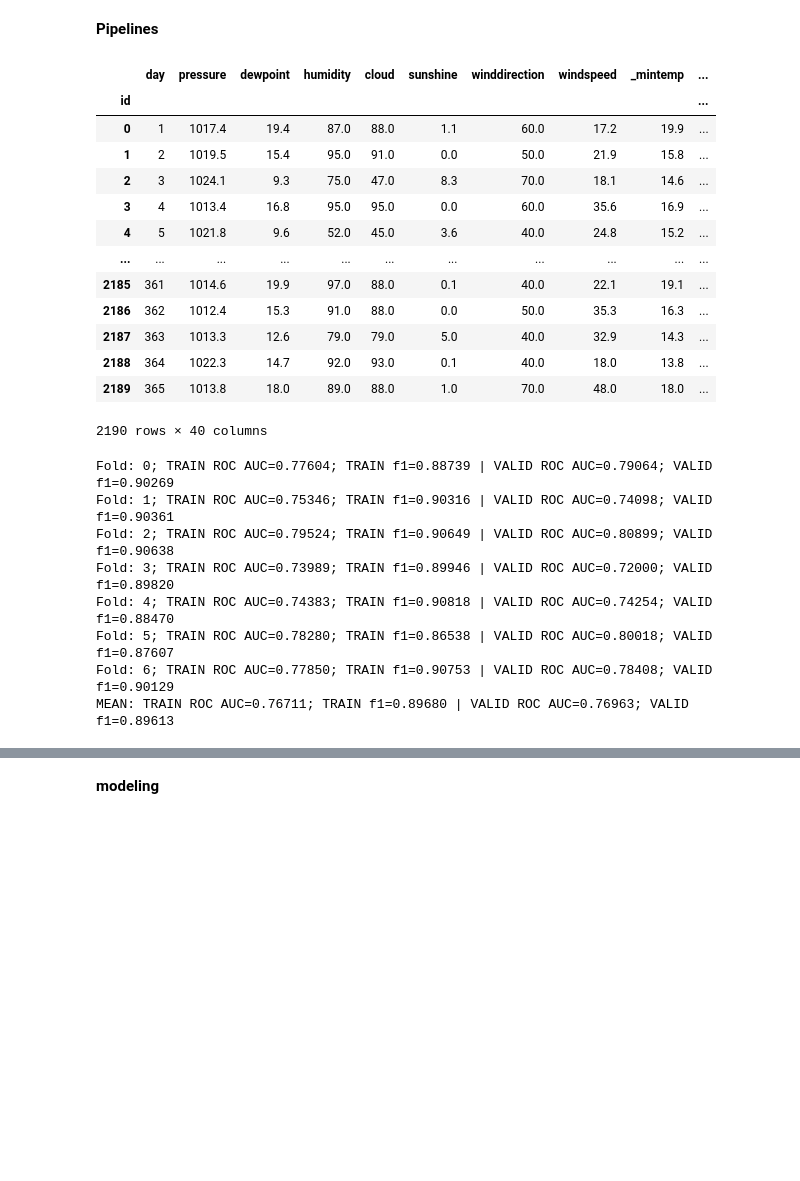
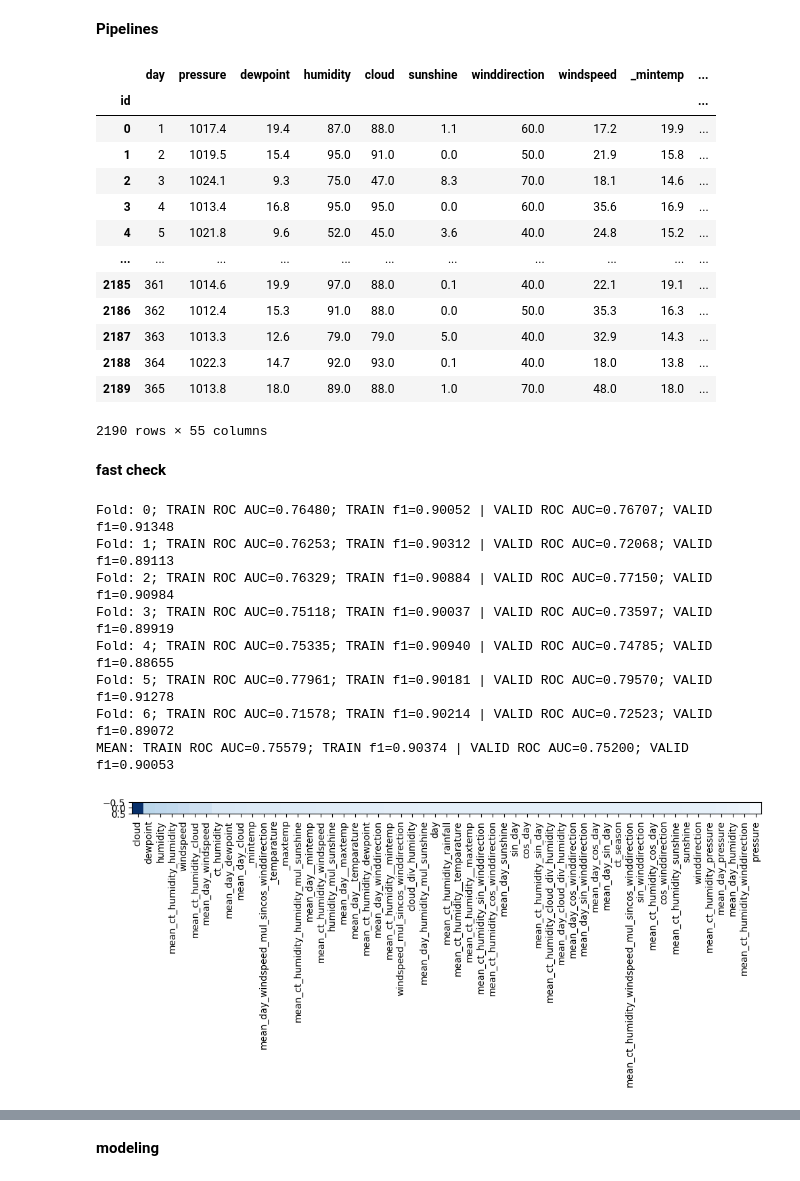
Before and after one commit to j2cry/playground, a Jupyter notebook: S5E3/research.ipynb, the cells around one changed output, grey strips where cells are left out. Cells and saved outputs as stored; diff of their text form; code cells hidden in the pictures; blank space fills up the shorter version.

```diff
--- a/S5E3/research.ipynb
+++ b/S5E3/research.ipynb
@@ -76,17 +86,23 @@ base_pipe = (
     Select(TEMPERATURES, mode='drop'),
 
     # trigonometric
-    # Calc('np.sin(2 * np.pi * day / 365)', to='sin_day'),
-    # Calc('np.cos(2 * np.pi * day / 365)', to='cos_day'),
-    # Calc('np.sin(2 * np.pi * winddirection / 360)', to='sin_winddirection'),
-    # Calc('np.cos(2 * np.pi * winddirection / 360)', to='cos_winddirection'),
+    Calc('np.sin(2 * np.pi * day / 365)', to='sin_day'),
+    Calc('np.cos(2 * np.pi * day / 365)', to='cos_day'),
+    Calc('np.sin(2 * np.pi * winddirection / 360)', to='sin_winddirection'),
+    Calc('np.cos(2 * np.pi * winddirection / 360)', to='cos_winddirection'),
+
+    # Calc('2 ** (np.sin(2 * np.pi * day / 365) * np.cos(2 * np.pi * day / 365))', to='tg_day'),
+    # Calc('2 ** (np.sin(2 * np.pi * winddirection / 360) * np.cos(2 * np.pi * winddirection / 360))', to='tg_winddirection'),
+    # Calc('np.sin(2 * np.pi * day / 365) * np.cos(2 * np.pi * day / 365)', to='tg_day'),
+    # Calc('np.sin(2 * np.pi * winddirection / 360) * np.cos(2 * np.pi * winddirection / 360)', to='tg_winddirection'),
+
 
     # simple features
     # Calc('_maxtemp - _mintemp', 'delta_temp'),
     # Calc('dewpoint / _temparature', 'dewpoint_rate'),
     # Calc('sunshine / _temparature', 'sunshine_div_temparature'),
     Calc('cloud / humidity', to='cloud_div_humidity'),
-    # Calc('windspeed * sin_winddirection * cos_winddirection', to='windspeed_mul_sincos_winddirection'),
+    Calc('windspeed * sin_winddirection * cos_winddirection', to='windspeed_mul_sincos_winddirection'),
     # Calc('cloud * windspeed', to='cloud_mul_windspeed'),
     # Calc('humidity * cloud', to='humidity_mul_cloud'),
     Calc('humidity * sunshine', to='humidity_mul_sunshine'),
@@ -102,7 +118,7 @@ base_pipe = (
 
     # categories
     # Calc(month, to='ct_month'),
-    # Calc(season, to='ct_season'),
+    Calc(season, to='ct_season'),
     # Bins('cloud', to='ct_cloud', bins=10, as_='code'),
     Bins('humidity', to='ct_humidity', bins=20, as_='code'),
     # Bins('sunshine', to='ct_sunshine', bins=10, as_='code'),
@@ -123,11 +139,12 @@ base_pipe = (
     # WithSelected(['ct_humidity'])(Group('ct_humidity', 'mean', prefix='mean_ct_humidity_', include_target=True)),
     # WithSelected(['ct_sunshine'])(Group('ct_sunshine', 'mean', prefix='mean_ct_sunshine_', include_target=True)),
 
-
-    WithSelected(r'(?!ct_|mean_)')(Group('day', 'mean', prefix='mean_day_', include_target=True)),
+    WithSelected(r'(?!ct_|mean_)')(Group('day', 'mean', prefix='mean_day_', include_target=False)),
+    # WithSelected(r'(?!ct_|mean_)')(Group('day', 'mean', prefix='mean_day_', include_target=True)),
     # WithSelected(r'(?!day|ct_(?!cloud)|mean_)')(Group('ct_cloud', 'mean', prefix='mean_ct_cloud_', include_target=True)),
     WithSelected(r'(?!day|ct_(?!humidity)|mean_)')(Group('ct_humidity', 'mean', prefix='mean_ct_humidity_', include_target=True)),
     # WithSelected(r'(?!day|ct_(?!sunshine)|mean_)')(Group('ct_sunshine', 'mean', prefix='mean_ct_sunshine_', include_target=True)),
+
 
     # WithSelected(['ct_sunshine', 'ct_humidity', 'ct_cloud'])(
     # WithSelected(r'(?!day|ct_(?!sunshine|humidity|cloud)|mean_)')(
@@ -135,7 +152,9 @@ base_pipe = (
     # ),
 
     # previous days
-    # WithSelected(['cloud', 'sunshine'], prefix='yesterday_')(Lag(1, 'mean')),
+    # WithSelected(['humidity', 'cloud', 'sunshine'], prefix='lag1_mean_')(Lag(1, 'mean')),
+    # WithSelected(['humidity', 'cloud', 'sunshine'], prefix='lag2_mean_')(Lag(2, 'mean')),
+    # WithSelected(['humidity', 'cloud', 'sunshine'], prefix='lag3_mean_')(Lag(3, 'mean')),
     # WithSelected(['sunshine', 'cloud'], prefix='last_3days_mean_')(Lag(3, 'mean')),
     # WithSelected(['sunshine'], prefix='yesterday_')(Lag(1, 'mean')),
     # WithSelected(['sunshine'], prefix='last_3days_mean_')(Lag(3, 'mean')),
@@ -144,6 +163,9 @@ base_pipe = (
     # Calc('yesterday_sunshine - sunshine', to='delta_sunshine'),
 
     # weather indexes
+    # Fill('mean'),
+    # Calc('(humidity / mean_ct_humidity_humidity) * sunshine / (cloud)', to='wi0'),
+    # Calc('(humidity / mean_ct_humidity_humidity) * ', to='wi0'),
     # Calc('0.4 * humidity + 0.3 * cloud + 0.3 * sunshine', to='wi1'),
     # Calc('0.3 * humidity + 0.25 * dewpoint_rate + 0.2 * windspeed + 0.2 * cloud', to='wi2'),
     # Calc('np.log(1 + humidity * cloud * sunshine) * cos_winddirection * sin_winddirection', to='wiA'),
@@ -158,6 +180,7 @@ base_pipe = (
     # Calc('weather_index * mean_ct_sunshine_rainfall', to='w5_ct_index'),
 
     # drop origin columns
+    # Select(['cloud'], mode='drop'),     # NOTE this is the most important feature ?!
     # Select(ORIGIN, mode='drop'),
     # Select(_TEMPERATURES, mode='drop'),
     # recast one hots to int
@@ -165,14 +188,16 @@ base_pipe = (
         TypeRecast(int)
     ),
     Fill('mean'),
+    # KeepDataframe(pre.QuantileTransformer(random_state=17))
     # KeepDataframe(pre.PowerTransformer(standardize=True))
+    # KeepDataframe(pre.StandardScaler())
+    # KeepDataframe(pre.RobustScaler())
+
     # KeepDataframe(make_pipeline(
     #     pre.QuantileTransformer(random_state=17),
     #     pre.PowerTransformer(standardize=True)
     #     # pre.MinMaxScaler(),
     # ))
-    # KeepDataframe(pre.StandardScaler())
-    # KeepDataframe(pre.RobustScaler())
 )
 sgd_pipe = (
     *base_pipe,
@@ -201,4 +226,4 @@ SGD_X
 | 2187 | 363 | 1013.3 | 12.6 | 79.0 | 79.0 | 5.0 | 40.0 | 32.9 | 14.3 | ... |
 | 2188 | 364 | 1022.3 | 14.7 | 92.0 | 93.0 | 0.1 | 40.0 | 18.0 | 13.8 | ... |
 | 2189 | 365 | 1013.8 | 18.0 | 89.0 | 88.0 | 1.0 | 70.0 | 48.0 | 18.0 | ... |
-2190 rows × 40 columns
+2190 rows × 55 columns
@@ -205,25 +235,29 @@ SGD_X
+# %% [markdown]
+__fast check__
 # %%
 estimator = SGDClassifier(
     loss='log_loss',
     # learning_rate='adaptive',
     # eta0=0.001,
     alpha=0.001,
     penalty='l1',
     max_iter=15000,
     n_jobs=-1,
     # early_stopping=True,
     class_weight=CLASS_WEIGHTS.to_dict(),
     shuffle=False,
     random_state=13,
 )
 _ = checkup(estimator, SGD_X, y)
-sgd = model = estimator.fit(SGD_X, y)
+estimator.fit(SGD_X, y)
+linear_feature_importances(estimator, figsize=(12, 4))
 # %% [output]
-Fold: 0; TRAIN ROC AUC=0.77604; TRAIN f1=0.88739 | VALID ROC AUC=0.79064; VALID f1=0.90269
-Fold: 1; TRAIN ROC AUC=0.75346; TRAIN f1=0.90316 | VALID ROC AUC=0.74098; VALID f1=0.90361
-Fold: 2; TRAIN ROC AUC=0.79524; TRAIN f1=0.90649 | VALID ROC AUC=0.80899; VALID f1=0.90638
-Fold: 3; TRAIN ROC AUC=0.73989; TRAIN f1=0.89946 | VALID ROC AUC=0.72000; VALID f1=0.89820
-Fold: 4; TRAIN ROC AUC=0.74383; TRAIN f1=0.90818 | VALID ROC AUC=0.74254; VALID f1=0.88470
-Fold: 5; TRAIN ROC AUC=0.78280; TRAIN f1=0.86538 | VALID ROC AUC=0.80018; VALID f1=0.87607
-Fold: 6; TRAIN ROC AUC=0.77850; TRAIN f1=0.90753 | VALID ROC AUC=0.78408; VALID f1=0.90129
-MEAN: TRAIN ROC AUC=0.76711; TRAIN f1=0.89680 | VALID ROC AUC=0.76963; VALID f1=0.89613
+Fold: 0; TRAIN ROC AUC=0.76480; TRAIN f1=0.90052 | VALID ROC AUC=0.76707; VALID f1=0.91348
+Fold: 1; TRAIN ROC AUC=0.76253; TRAIN f1=0.90312 | VALID ROC AUC=0.72068; VALID f1=0.89113
+Fold: 2; TRAIN ROC AUC=0.76329; TRAIN f1=0.90884 | VALID ROC AUC=0.77150; VALID f1=0.90984
+Fold: 3; TRAIN ROC AUC=0.75118; TRAIN f1=0.90037 | VALID ROC AUC=0.73597; VALID f1=0.89919
+Fold: 4; TRAIN ROC AUC=0.75335; TRAIN f1=0.90940 | VALID ROC AUC=0.74785; VALID f1=0.88655
+Fold: 5; TRAIN ROC AUC=0.77961; TRAIN f1=0.90181 | VALID ROC AUC=0.79570; VALID f1=0.91278
+Fold: 6; TRAIN ROC AUC=0.71578; TRAIN f1=0.90214 | VALID ROC AUC=0.72523; VALID f1=0.89072
+MEAN: TRAIN ROC AUC=0.75579; TRAIN f1=0.90374 | VALID ROC AUC=0.75200; VALID f1=0.90053
+[figure, added]
```
Also changed, not shown: parts of 18 cells of this notebook.
